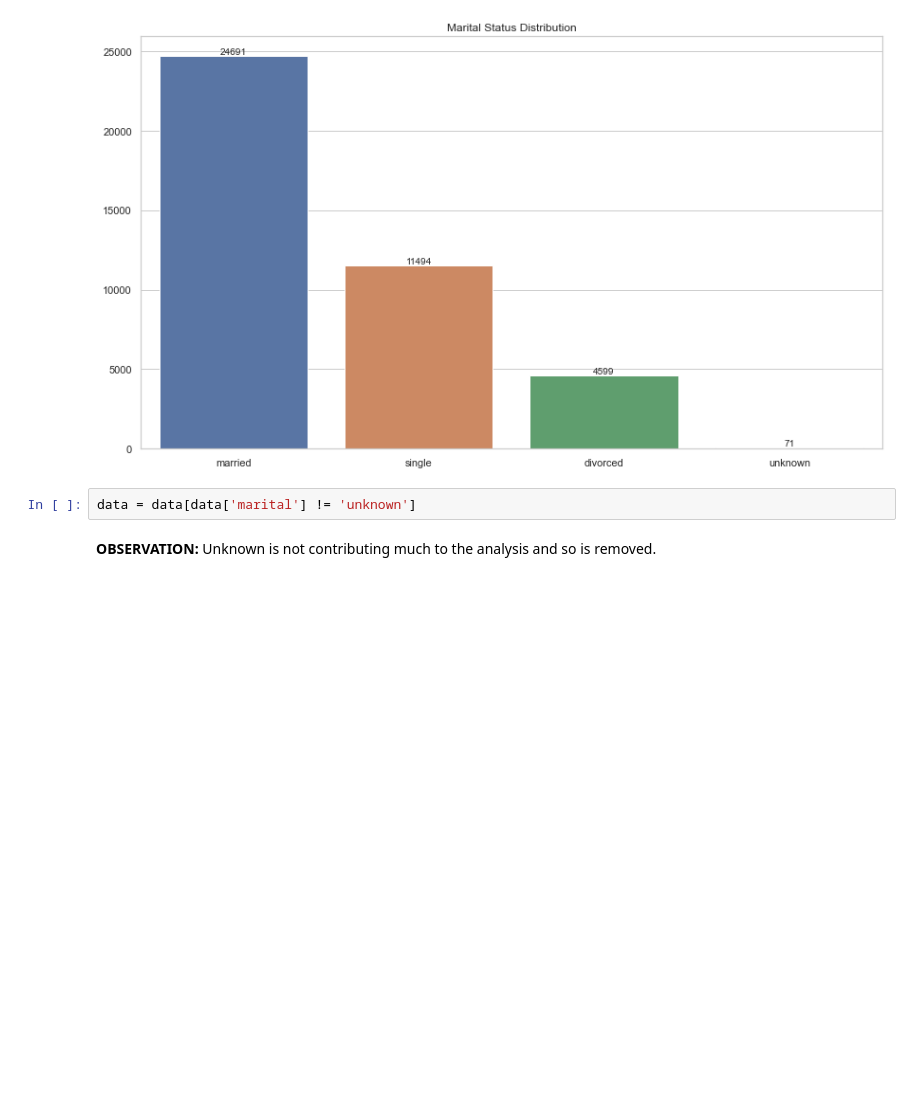
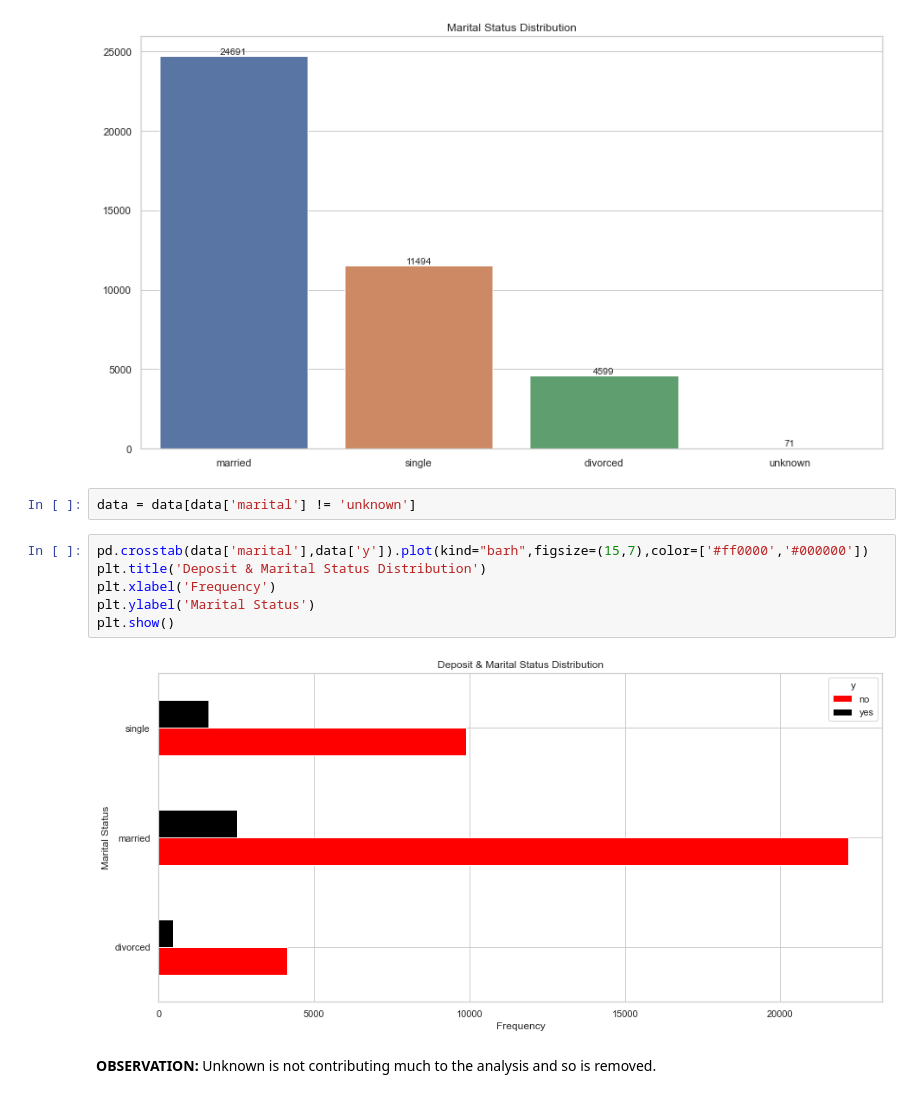
Before and after one commit to leonyi/zero-to-ml_ai-mastery, a Jupyter notebook: practical-application3-comparing-classifiers/comparing-classifiers.ipynb, the cells around one changed output. Saved outputs shown, nothing was run; the diff lists cells and outputs as text; blank space fills up the shorter version.

```diff
--- a/practical-application3-comparing-classifiers/comparing-classifiers.ipynb
+++ b/practical-application3-comparing-classifiers/comparing-classifiers.ipynb
@@ -428,6 +471,14 @@ plot_dist_sns(data['marital'],"Marital Status Distribution")
 [figure]
 # %%
 data = data[data['marital'] != 'unknown']
+# %%
+pd.crosstab(data['marital'],data['y']).plot(kind="barh",figsize=(15,7),color=['#ff0000','#000000'])
+plt.title('Deposit & Marital Status Distribution')
+plt.xlabel('Frequency')
+plt.ylabel('Marital Status')
+plt.show()
+# %% [output]
+[figure, added]
 # %% [markdown]
 **OBSERVATION:** Unknown is not contributing much to the analysis and so is removed.
 # %%
```
Also changed, not shown: parts of 33 cells of this notebook, 1 other file.
